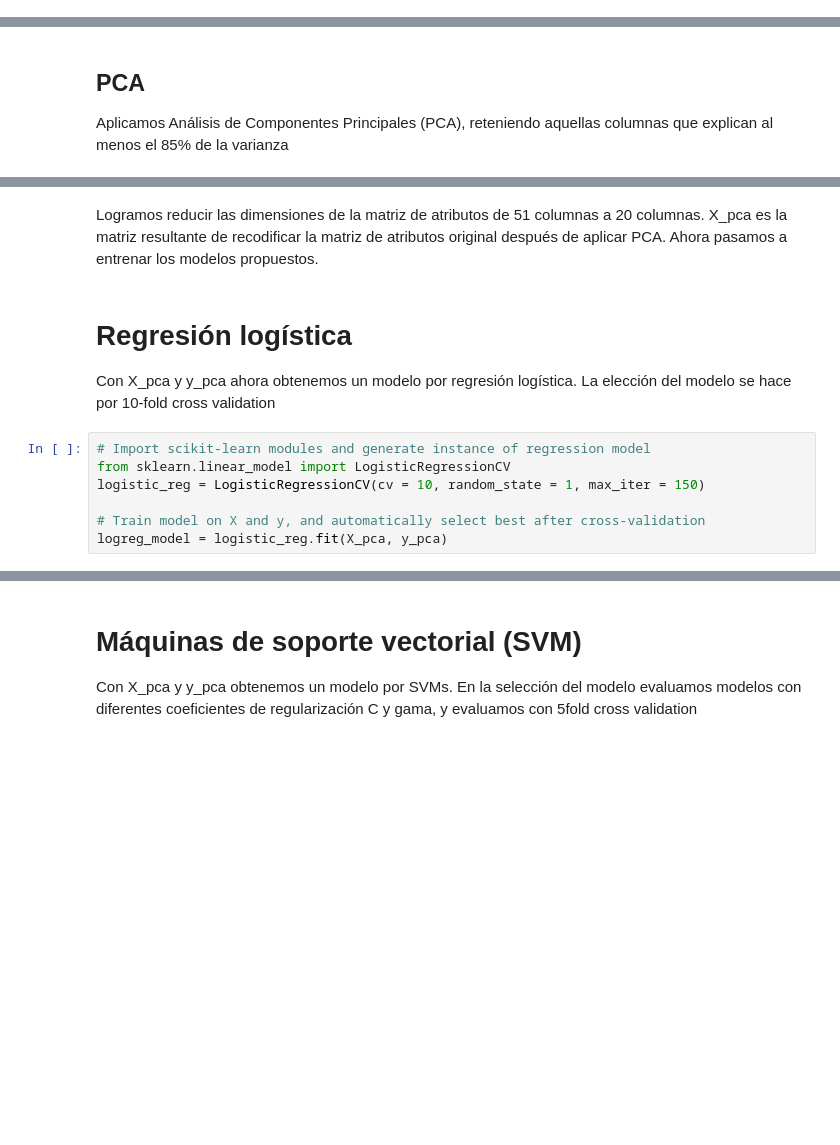
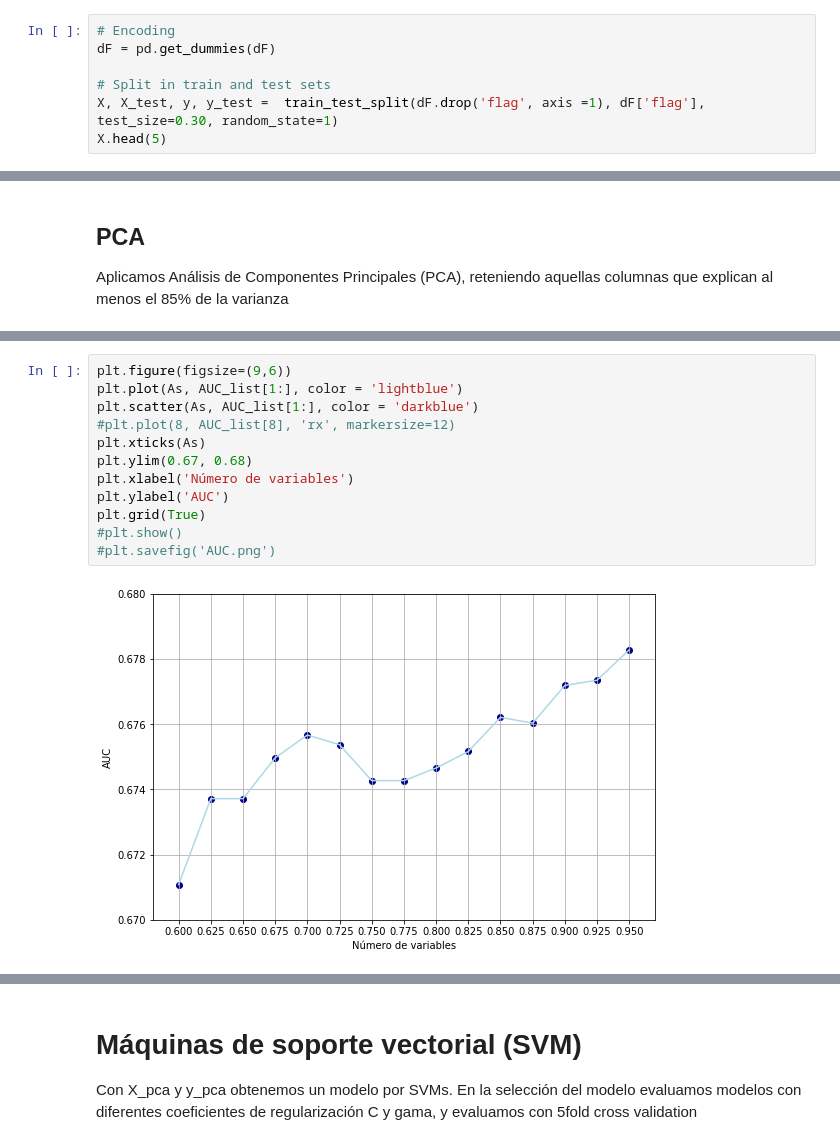
Before and after one commit to erickgrm/machine-learning, a Jupyter notebook: project/pca.ipynb, the cells around one changed output, grey strips where cells are left out. Drawn from its saved outputs; the diff is of its cells as text; blank space fills up the shorter version.

```diff
--- a/project/pca.ipynb
+++ b/project/pca.ipynb
@@ -69,0 +29,7 @@ Matriz de aributos tiene dimensiones:  23558 x 51
+# %%
+# Encoding
+dF = pd.get_dummies(dF)
+
+# Split in train and test sets
+X, X_test, y, y_test =  train_test_split(dF.drop('flag', axis =1), dF['flag'], test_size=0.30, random_state=1)
+X.head(5)
@@ -93,13 +94,15 @@ Porcentages de varianza explicada por cada una de las 23 dimensiones conservadas
-# %% [markdown]
-Logramos reducir las dimensiones de la matriz de atributos de 51 columnas a 20 columnas. X_pca es la matriz resultante de recodificar la matriz de atributos original después de aplicar PCA. Ahora pasamos a entrenar los modelos propuestos.
-# %% [markdown]
-# Regresión logística
-Con X_pca y y_pca ahora obtenemos un modelo por regresión logística. La elección del modelo se hace por 10-fold cross validation
-# %%
-# Import scikit-learn modules and generate instance of regression model
-from sklearn.linear_model import LogisticRegressionCV
-logistic_reg = LogisticRegressionCV(cv = 10, random_state = 1, max_iter = 150)
-
-# Train model on X and y, and automatically select best after cross-validation
-logreg_model = logistic_reg.fit(X_pca, y_pca)
+# %%
+plt.figure(figsize=(9,6))
+plt.plot(As, AUC_list[1:], color = 'lightblue')
+plt.scatter(As, AUC_list[1:], color = 'darkblue')
+#plt.plot(8, AUC_list[8], 'rx', markersize=12)
+plt.xticks(As)
+plt.ylim(0.67, 0.68)
+plt.xlabel('Número de variables')
+plt.ylabel('AUC')
+plt.grid(True)
+#plt.show()
+#plt.savefig('AUC.png')
+# %% [output]
+[figure, added]
 # %%
```
Also changed, not shown: parts of 12 cells of this notebook, 4 other files.
